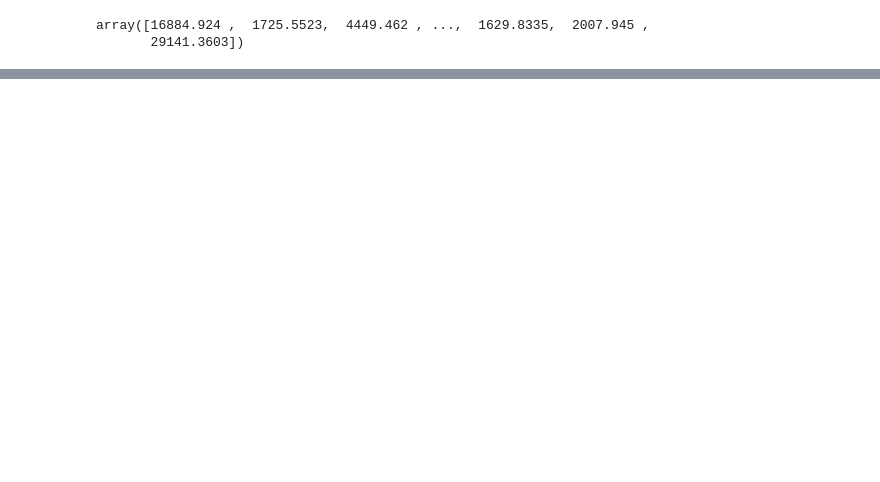
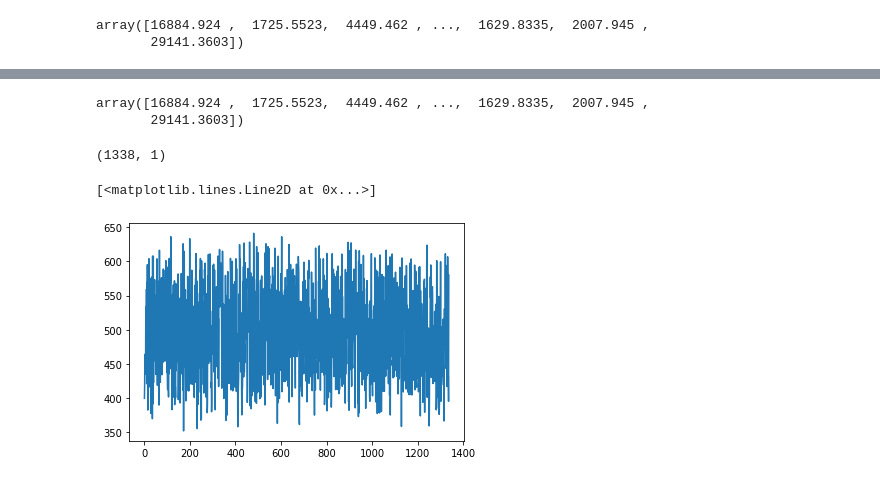
Before and after one commit to Asanka98/Regression, a Jupyter notebook: Multiple Linear Regression/Multiple Linear Regression V1.ipynb, the cells around one changed output, grey strips where cells are left out. Drawn from its saved outputs; the diff is of its cells as text; code cells hidden in the pictures; blank space fills up the shorter version.

```diff
--- a/Multiple Linear Regression/Multiple Linear Regression V1.ipynb
+++ b/Multiple Linear Regression/Multiple Linear Regression V1.ipynb
@@ -205,0 +246,18 @@ overall cost : [1.59614110e+08 1.61018860e+08 1.59985223e+08 1.60995642e+08
+# %%
+m = X_train.shape[0]
+
+n = X_train.shape[1]
+
+y_hat = np.zeros((m, 1), dtype=float)
+
+print(y_hat.shape)
+
+for i in range(m):
+
+    y_hat_ij = 0
+
+    for j in range(n):
+
+        y_hat_ij = X_train[i,j] * w + b
+
+        y_hat[i] =  y_hat[i] + y_hat_ij
@@ -205,0 +276,14 @@ overall cost : [1.59614110e+08 1.61018860e+08 1.59985223e+08 1.60995642e+08
+# %%
+Y_train
+# %% [output]
+array([16884.924 ,  1725.5523,  4449.462 , ...,  1629.8335,  2007.945 ,
+       29141.3603])
+# %%
+y_hat.shape
+# %% [output]
+(1338, 1)
+# %%
+plt.plot(y_hat)
+# %% [output]
+[<matplotlib.lines.Line2D at 0x...>]
+[figure, added]
```
Also changed, not shown: parts of 13 cells of this notebook.
